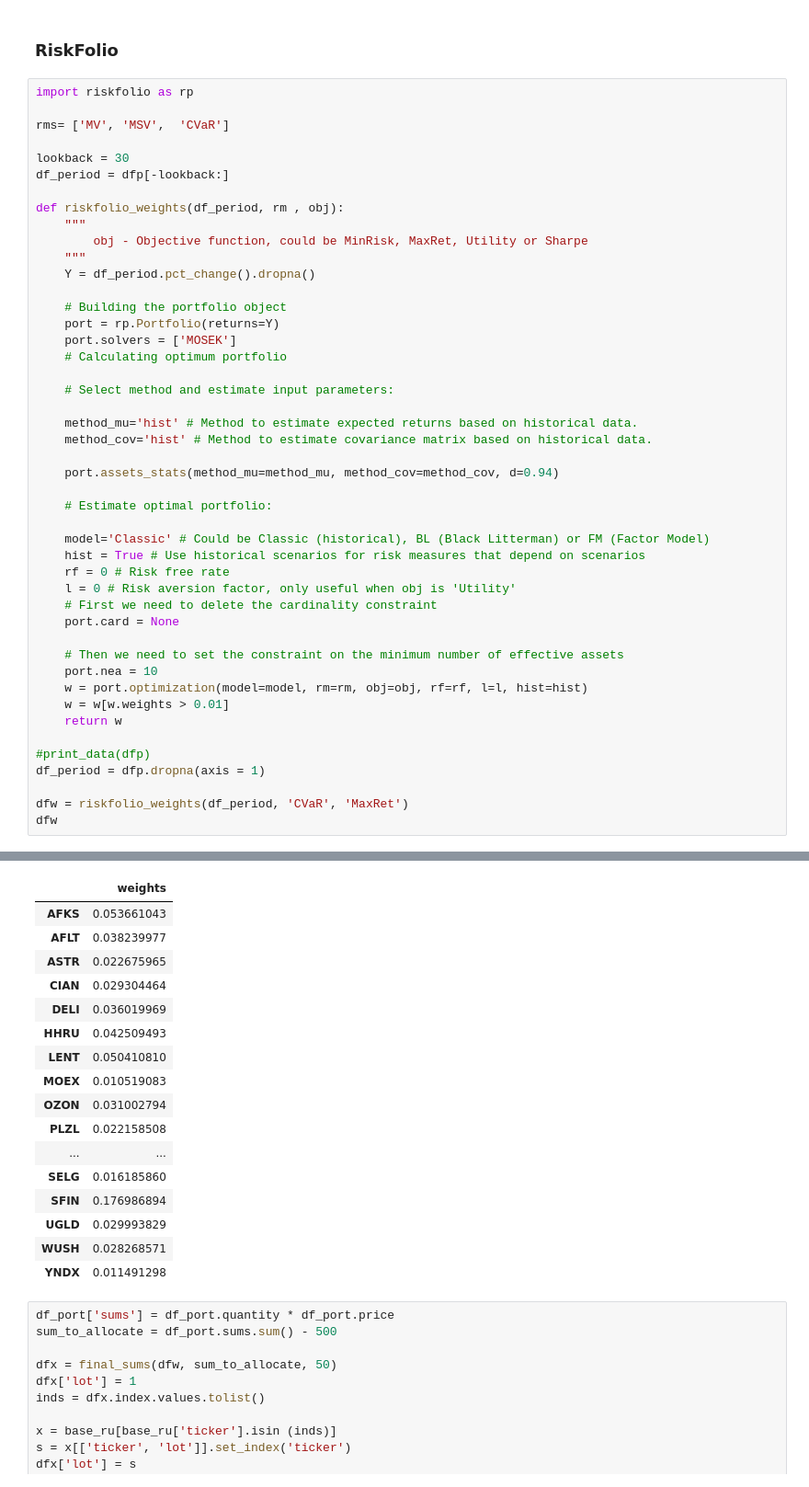
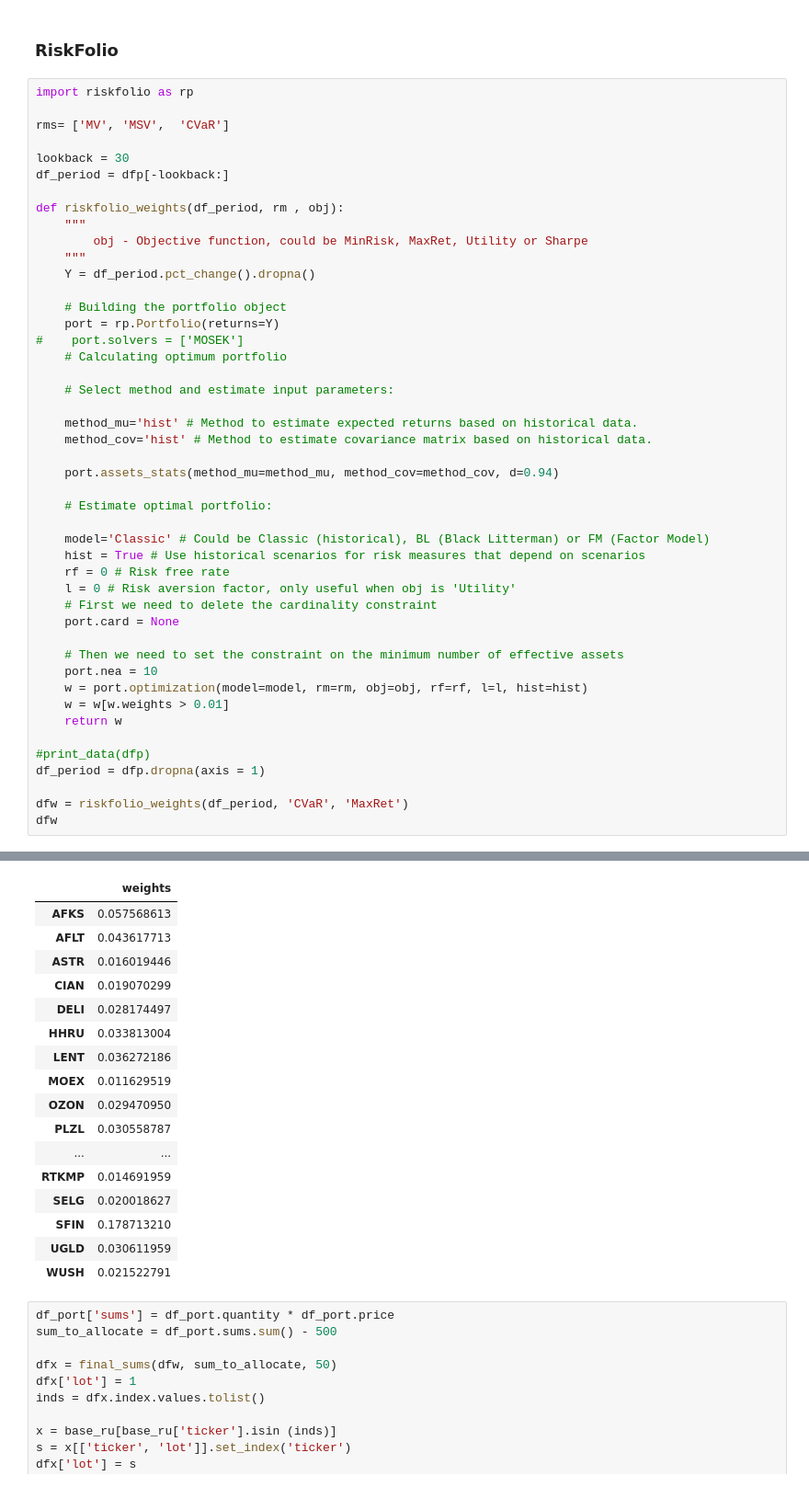
Before and after one commit to s-agapov/QuantMod, a Jupyter notebook: TP/Shares/05-Tink Momentum.ipynb, the cells around one changed output, grey strips where cells are left out. Shown: that part at 92% size. Cells and saved outputs as stored; diff of their text form.

```diff
--- a/TP/Shares/05-Tink Momentum.ipynb
+++ b/TP/Shares/05-Tink Momentum.ipynb
@@ -316,55 +216,55 @@ def riskfolio_weights(df_period, rm , obj):
 
     # Building the portfolio object
     port = rp.Portfolio(returns=Y)
-    port.solvers = ['MOSEK']
+#    port.solvers = ['MOSEK']
     # Calculating optimum portfolio
 
     # Select method and estimate input parameters:
 
     method_mu='hist' # Method to estimate expected returns based on historical data.
     method_cov='hist' # Method to estimate covariance matrix based on historical data.
 
     port.assets_stats(method_mu=method_mu, method_cov=method_cov, d=0.94)
 
     # Estimate optimal portfolio:
 
     model='Classic' # Could be Classic (historical), BL (Black Litterman) or FM (Factor Model)
     hist = True # Use historical scenarios for risk measures that depend on scenarios
     rf = 0 # Risk free rate
     l = 0 # Risk aversion factor, only useful when obj is 'Utility'
     # First we need to delete the cardinality constraint
     port.card = None
 
     # Then we need to set the constraint on the minimum number of effective assets
     port.nea = 10
     w = port.optimization(model=model, rm=rm, obj=obj, rf=rf, l=l, hist=hist)
     w = w[w.weights > 0.01]
     return w
 
 #print_data(dfp)
 df_period = dfp.dropna(axis = 1)
 
 dfw = riskfolio_weights(df_period, 'CVaR', 'MaxRet')
 dfw
 # %% [output]
 You must convert self.cov to a positive definite matrix
 |  | weights |
-| AFKS | 0.053661043 |
-| AFLT | 0.038239977 |
-| ASTR | 0.022675965 |
-| CIAN | 0.029304464 |
-| DELI | 0.036019969 |
-| HHRU | 0.042509493 |
-| LENT | 0.050410810 |
-| MOEX | 0.010519083 |
-| OZON | 0.031002794 |
-| PLZL | 0.022158508 |
+| AFKS | 0.057568613 |
+| AFLT | 0.043617713 |
+| ASTR | 0.016019446 |
+| CIAN | 0.019070299 |
+| DELI | 0.028174497 |
+| HHRU | 0.033813004 |
+| LENT | 0.036272186 |
+| MOEX | 0.011629519 |
+| OZON | 0.029470950 |
+| PLZL | 0.030558787 |
 | ... | ... |
-| SELG | 0.016185860 |
-| SFIN | 0.176986894 |
-| UGLD | 0.029993829 |
-| WUSH | 0.028268571 |
-| YNDX | 0.011491298 |
+| RTKMP | 0.014691959 |
+| SELG | 0.020018627 |
+| SFIN | 0.178713210 |
+| UGLD | 0.030611959 |
+| WUSH | 0.021522791 |
 # %%
 df_port['sums'] = df_port.quantity * df_port.price
 sum_to_allocate = df_port.sums.sum() - 500
```
Also changed, not shown: parts of 47 cells of this notebook, 7 other files.
